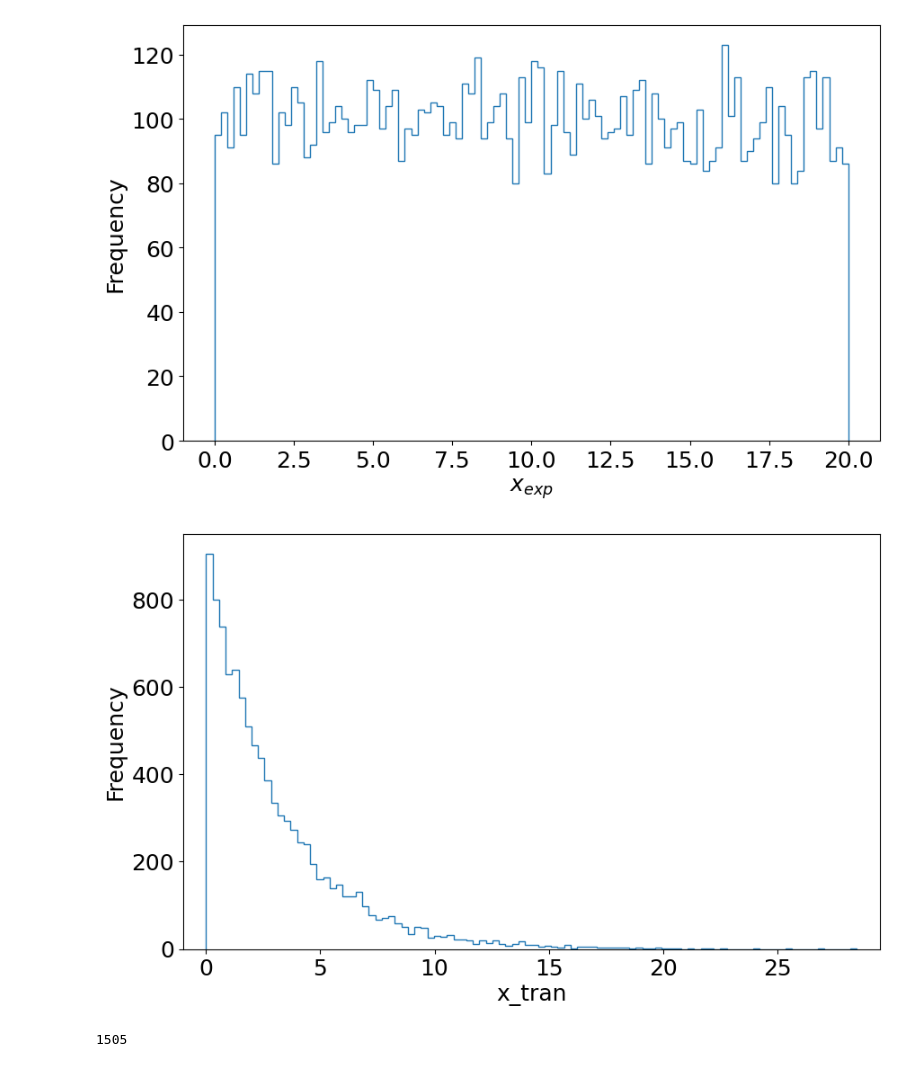
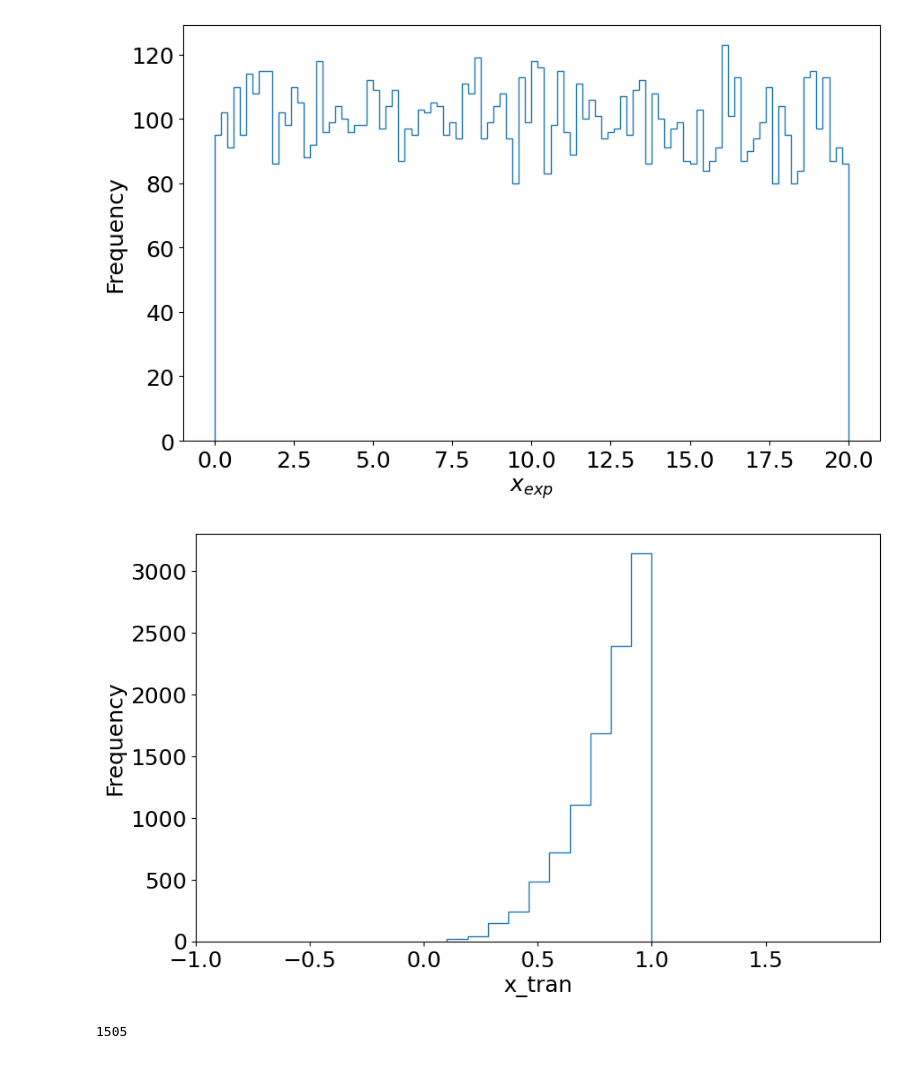
Before and after one commit to JonathanHKrebs/AppStat2022, a Jupyter notebook: Week3/TransformationAcceptReject/TransformationAcceptReject_general_mine.ipynb, the cells around one changed output. Saved outputs shown, nothing was run; the diff lists cells and outputs as text; code cells hidden in the pictures.

```diff
--- a/Week3/TransformationAcceptReject/TransformationAcceptReject_general_mine.ipynb
+++ b/Week3/TransformationAcceptReject/TransformationAcceptReject_general_mine.ipynb
@@ -54,6 +55,17 @@ N_bins = 100
 x_exp = 20.0*r.uniform(size=N_points)     # This is NOT the solution - just something to plot!
 # %% [markdown]
 And to make sure that we have computed the points correctly, we plot a histogram of the data:
+# %%
+def anal_monte_carlo(f, var, range, N_points, random):
+    F = sp.integrate(f, (var, range[0], var))
+    integral = sp.integrate(f, (var, *range))
+    F = F/integral
+    F_func = sp.lambdify(var, F)
+    u = sp.symbols('u', positive = True)
+    inverse = sp.solve(F - u, var)[0]
+    inverse_func = sp.lambdify(u, inverse)
+    us = random.uniform(size = N_points)
+    return inverse_func(us)
 # %%
 fig, ax = plt.subplots(figsize=(10, 6))
 ax.hist(x_exp, bins=100, range=(xmin, xmax), histtype='step', label='histogram' )
@@ -62,13 +74,17 @@ ax.set(xlabel=r"$x_{exp}$", ylabel="Frequency", xlim=(xmin-1.0, xmax+1.0));
 [figure]
 # %%
 #Inverse transform sampling
-x_tran = -3*np.log(1-r.uniform(size=N_points))
+x = sp.symbols('x', positive = True)
+f = x**3
+
+x_tran = anal_monte_carlo(f, x, (0, 1), N_points, r)
 
 fig, ax = plt.subplots(figsize=(10, 6))
-ax.hist(x_tran, bins=100, range=(xmin, np.max(x_tran)), histtype='step', label='histogram' )
+ax.hist(x_tran, histtype='step', label='histogram' )
+#ax.hist(x_tran, bins=100, range=(xmin, np.max(x_tran)), histtype='step', label='histogram' )
 ax.set(xlabel="x_tran", ylabel="Frequency", xlim=(xmin-1.0, np.max(x_tran)+1.0));
 # %% [output]
-[figure, old version]
+[figure, new version]
 # %%
 Max = np.max(np.exp(-x_exp/3))
 f_exp = np.exp(-x_exp/3)
```
Also changed, not shown: parts of 5 cells of this notebook, 14 other files.
